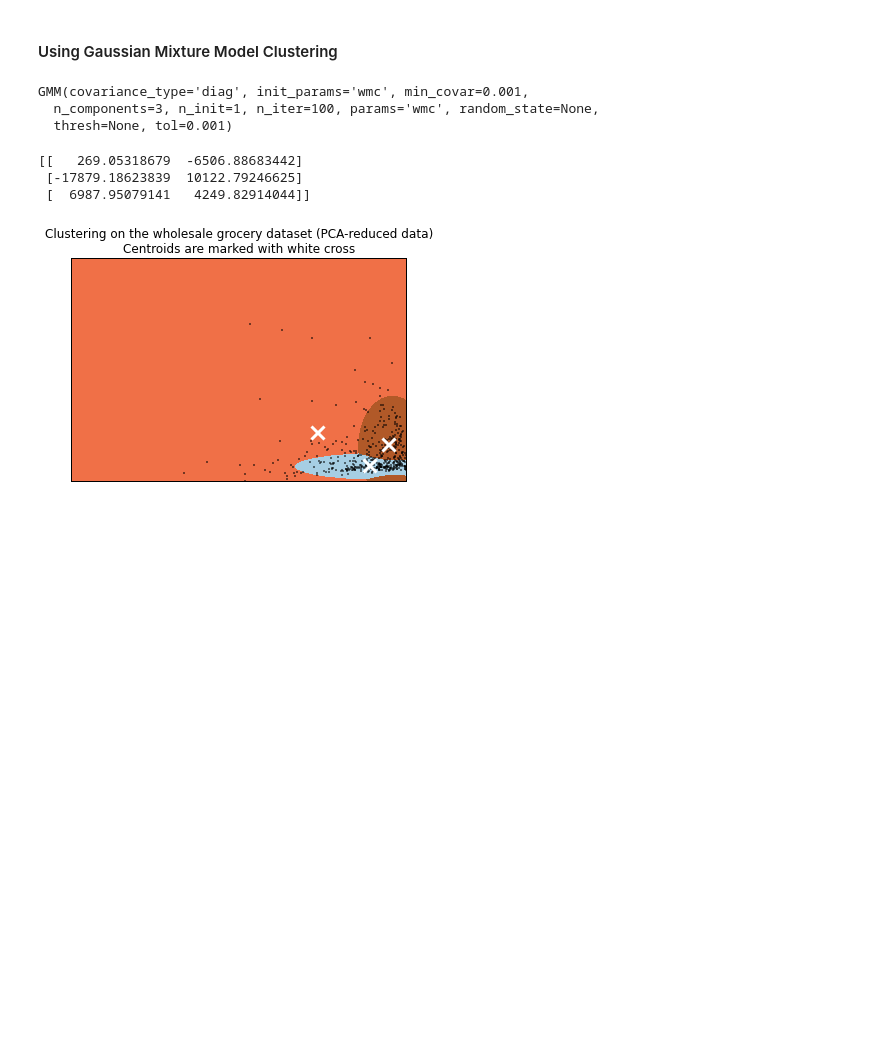
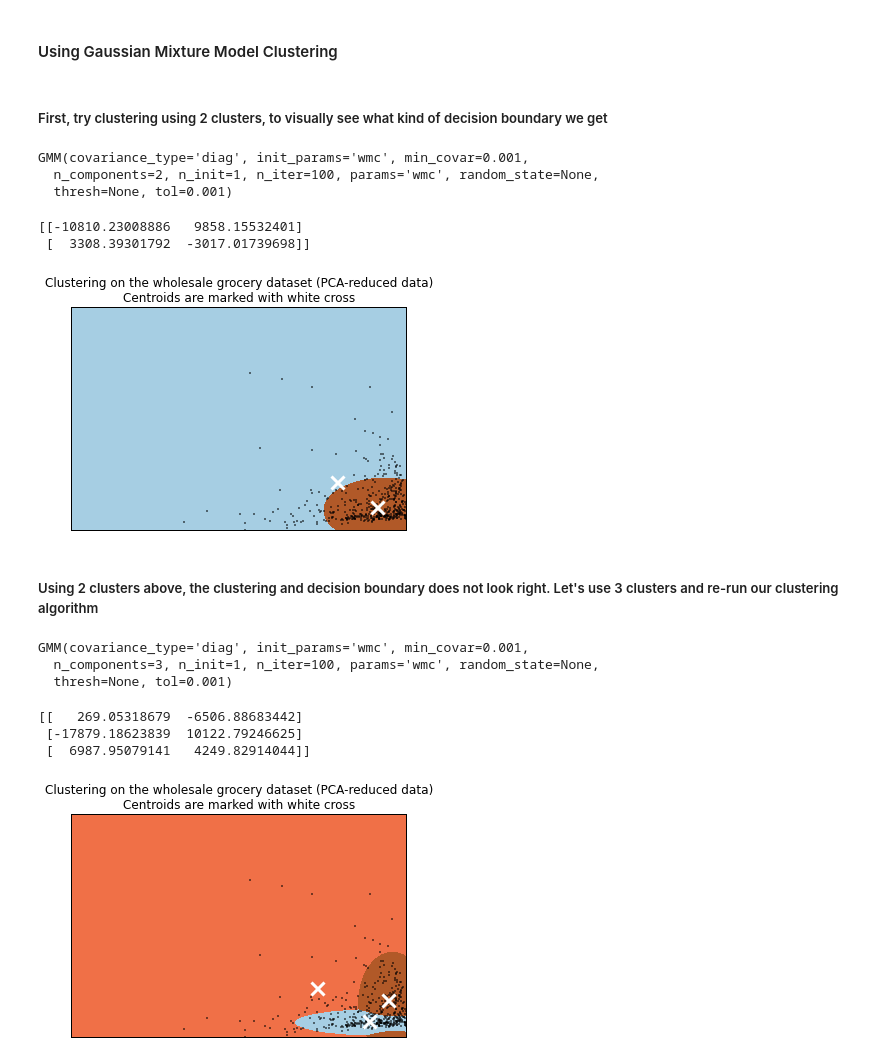
Before and after one commit to georgesung/ml_nanodegree_customer_segments, a Jupyter notebook: customer_segments.ipynb, the cells around one changed output. Saved outputs shown, nothing was run; the diff lists cells and outputs as text; code cells hidden in the pictures; blank space fills up the shorter version.

```diff
--- a/customer_segments.ipynb
+++ b/customer_segments.ipynb
@@ -241,5 +256,59 @@ plt.show()
 # %% [markdown]
 #### Using Gaussian Mixture Model Clustering
+# %% [markdown]
+##### First, try clustering using 2 clusters, to visually see what kind of decision boundary we get
+# %%
+# TODO: Implement your clustering algorithm here, and fit it to the reduced data for visualization
+# The visualizer below assumes your clustering object is named 'clusters'
+clusters = GMM(n_components=2).fit(reduced_data)
+
+print clusters
+# %% [output]
+GMM(covariance_type='diag', init_params='wmc', min_covar=0.001,
+  n_components=2, n_init=1, n_iter=100, params='wmc', random_state=None,
+  thresh=None, tol=0.001)
+# %%
+# Plot the decision boundary by building a mesh grid to populate a graph.
+x_min, x_max = reduced_data[:, 0].min() - 1, reduced_data[:, 0].max() + 1
+y_min, y_max = reduced_data[:, 1].min() - 1, reduced_data[:, 1].max() + 1
+hx = (x_max-x_min)/1000.
+hy = (y_max-y_min)/1000.
+xx, yy = np.meshgrid(np.arange(x_min, x_max, hx), np.arange(y_min, y_max, hy))
+
+# Obtain labels for each point in mesh. Use last trained model.
+Z = clusters.predict(np.c_[xx.ravel(), yy.ravel()])
+# %%
+# TODO: Find the centroids for KMeans or the cluster means for GMM
+centroids = clusters.means_
+print centroids
+# %% [output]
+[[-10810.23008886   9858.15532401]
+ [  3308.39301792  -3017.01739698]]
+# %%
+# Put the result into a color plot
+Z = Z.reshape(xx.shape)
+plt.figure(1)
+plt.clf()
+plt.imshow(Z, interpolation='nearest',
+           extent=(xx.min(), xx.max(), yy.min(), yy.max()),
+           cmap=plt.cm.Paired,
+           aspect='auto', origin='lower')
+
+plt.plot(reduced_data[:, 0], reduced_data[:, 1], 'k.', markersize=2)
+plt.scatter(centroids[:, 0], centroids[:, 1],
+            marker='x', s=169, linewidths=3,
+            color='w', zorder=10)
+plt.title('Clustering on the wholesale grocery dataset (PCA-reduced data)\n'
+          'Centroids are marked with white cross')
+plt.xlim(x_min, x_max)
+plt.ylim(y_min, y_max)
+plt.xticks(())
+plt.yticks(())
+plt.show()
+# %% [output]
+[figure, added]
+# %% [markdown]
+##### Using 2 clusters above, the clustering and decision boundary does not look right. Let's use 3 clusters and re-run our clustering algorithm
 # %%
 # TODO: Implement your clustering algorithm here, and fit it to the reduced data for visualization
 # The visualizer below assumes your clustering object is named 'clusters'
```
Also changed, not shown: parts of 15 cells of this notebook, 1 other file.
